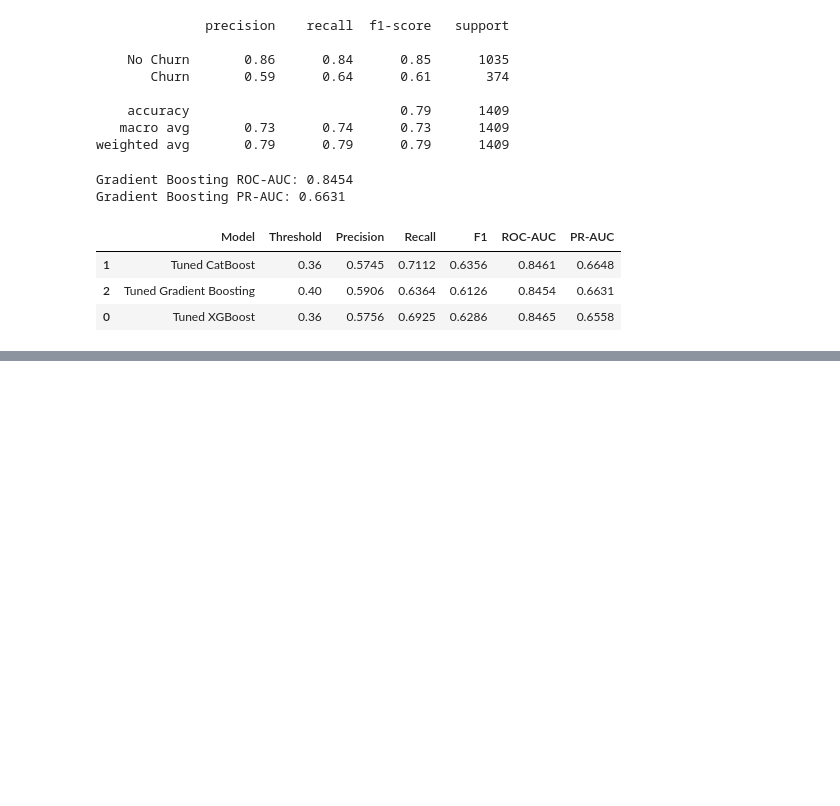
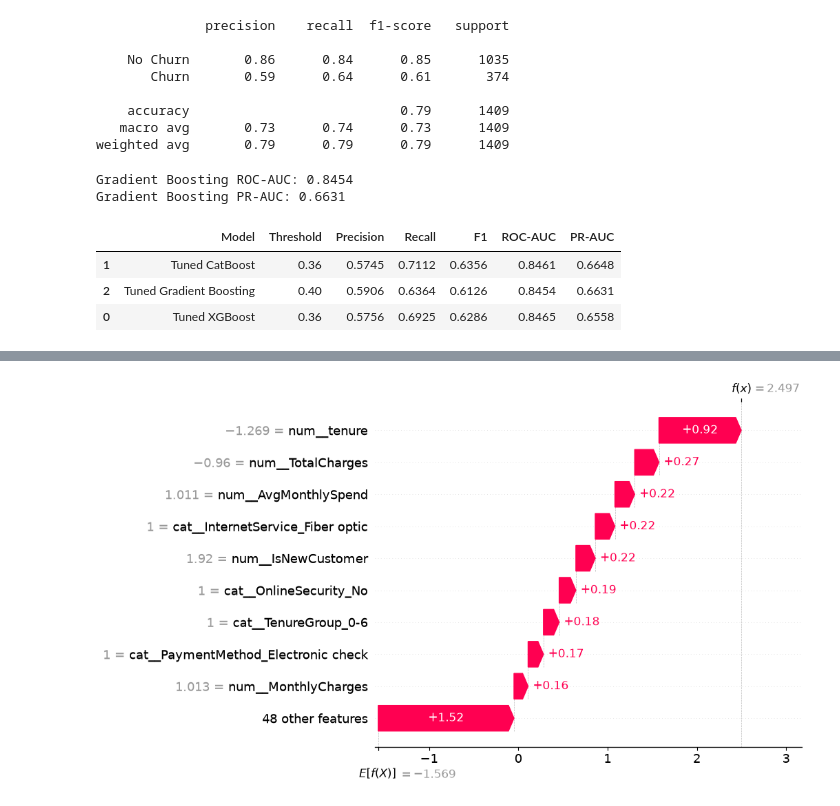
Before and after one commit to Sushil-Meher/ChurnSense, a Jupyter notebook: notebooks/01_churn_prediction.ipynb, the cells around one changed output, grey strips where cells are left out. Drawn from its saved outputs; the diff is of its cells as text; code cells hidden in the pictures; blank space fills up the shorter version.

```diff
--- a/notebooks/01_churn_prediction.ipynb
+++ b/notebooks/01_churn_prediction.ipynb
@@ -2128,0 +2218,12 @@ final_model_results_df.sort_values(
+# %%
+highest_risk_position = np.argmax(y_test_prob_catboost)
+
+high_risk_customer = X_test.iloc[[highest_risk_position]]
+
+high_risk_probability = y_test_prob_catboost[highest_risk_position]
+
+print(
+    "Churn probability:",
+    round(high_risk_probability * 100, 2),
+    "%"
+)
@@ -2128,0 +2292,4 @@ final_model_results_df.sort_values(
+# %%
+customer_shap_values = shap_values[
+    highest_risk_position
+]
@@ -2128,0 +2354,12 @@ final_model_results_df.sort_values(
+# %%
+shap.waterfall_plot(
+    shap.Explanation(
+        values=customer_shap_values,
+        base_values=explainer.expected_value,
+        data=X_test_dense[highest_risk_position],
+        feature_names=feature_names
+    ),
+    max_display=10
+)
+# %% [output]
+[figure, added]
```
Also changed, not shown: parts of 21 cells of this notebook.
